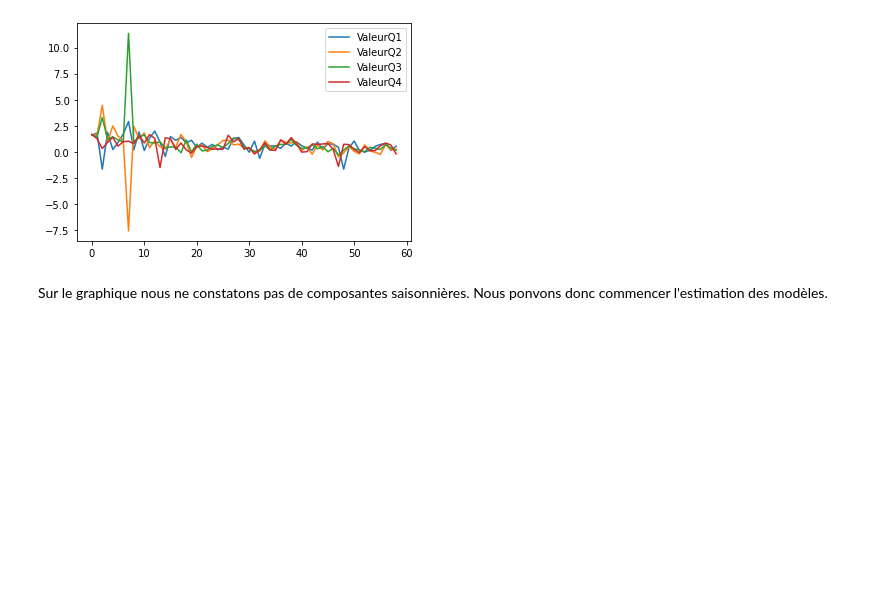
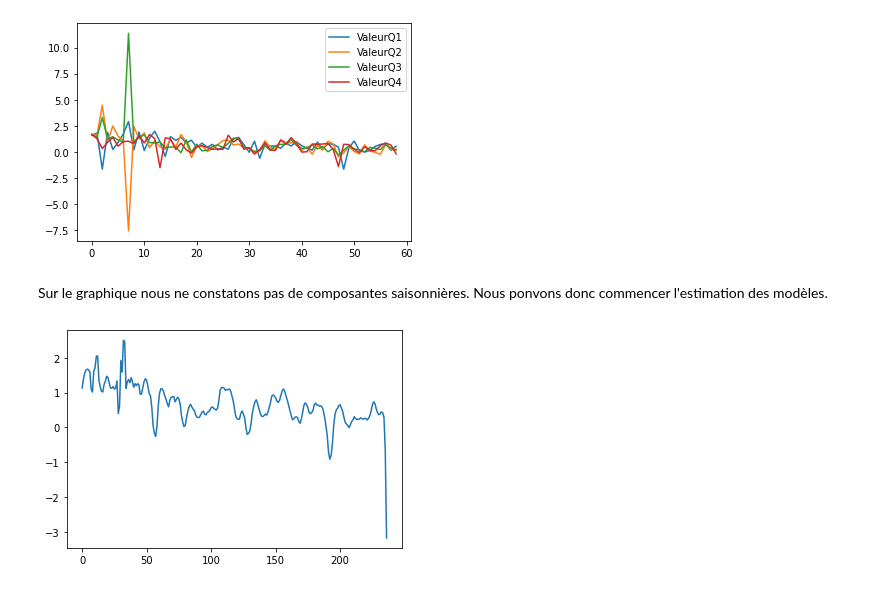
Before and after one commit to VieuL/PibOcde, a Jupyter notebook: ProjetJupyter.ipynb, the cells around one changed output. Drawn from its saved outputs; the diff is of its cells as text; code cells hidden in the pictures; blank space fills up the shorter version.

```diff
--- a/ProjetJupyter.ipynb
+++ b/ProjetJupyter.ipynb
@@ -218,3 +226,24 @@ dataTrim.plot()
 # %% [markdown]
 Sur le graphique nous ne constatons pas de composantes saisonnières.
 Nous ponvons donc commencer l'estimation des modèles.
+# %%
+import pandas as pd
+import matplotlib.pyplot  as plt
+import Traitement as tr
+from statsmodels.tsa.ar_model import AutoReg
+from statsmodels.tsa.arima_model import ARMA
+from statsmodels.tsa.arima_model import ARIMA
+
+from sklearn.metrics import mean_squared_error
+from math import sqrt
+
+#Nous récupérons les données pour la france
+data = pd.read_csv('./data/data.csv', sep=';')
+df_fra = data[data['LOCATION'] == "FRA"]
+gpy, gpp, ind = tr.traitementParPays(df_fra, 'Q')
+#Nous récupérons les valeurs des moyennes mobiles
+data = pd.DataFrame(tr.mobilMoy(gpp,4)[0], columns=['id','date','valeur'])
+data["valeur"].plot()
+plt.show()
+# %% [output]
+[figure, added]
```
Also changed, not shown: parts of 16 cells of this notebook.
